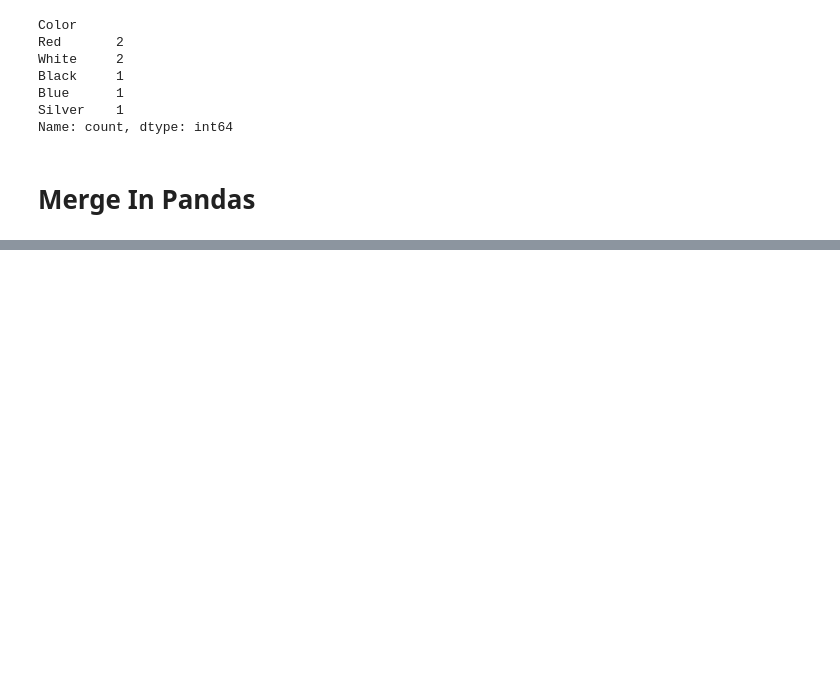
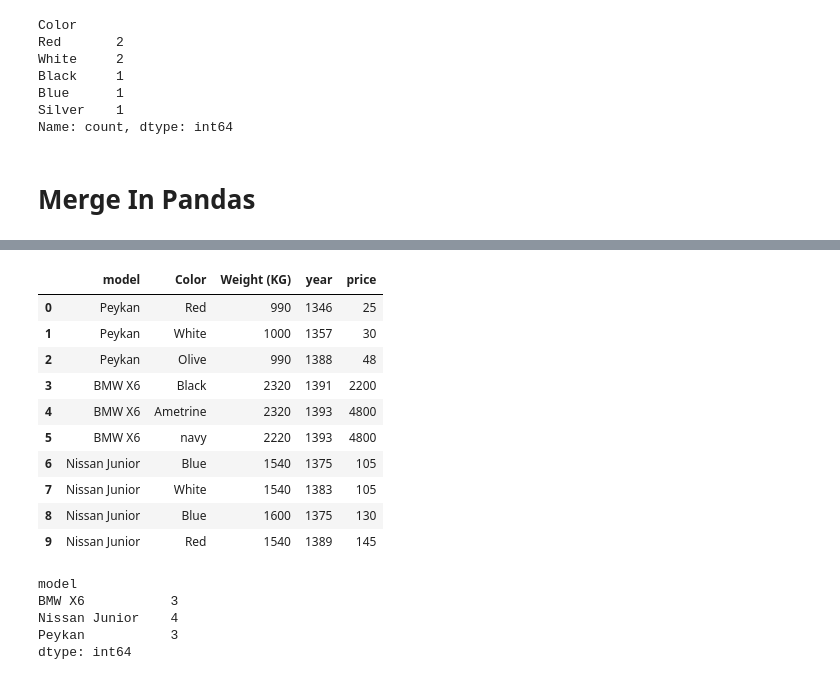
Before and after one commit to HosseinTahami/Learning, a Jupyter notebook: Pandas/pandas.ipynb, the cells around one changed output, grey strips where cells are left out. Cells and saved outputs as stored; diff of their text form; code cells hidden in the pictures; blank space fills up the shorter version.

````diff
--- a/Pandas/pandas.ipynb
+++ b/Pandas/pandas.ipynb
@@ -286,3 +286,35 @@ pd.merge(
 staff1_df.combine_first(staff2_df)
 ```
 <img src="https://quera.org/qbox/view/gsYC5w83a9/overlap.gif">
+# %%
+cars_dictionary = {
+    "model" :["Peykan", "Peykan", "Peykan", "BMW X6", "BMW X6", "BMW X6", "Nissan Junior", "Nissan Junior", "Nissan Junior", "Nissan Junior"],
+    "Color" :["Red", "White", "Olive",  "Black", "Ametrine", "navy", "Blue", "White", "Blue", "Red"],
+    "Weight (KG)" :[990, 1000, 990, 2320, 2320, 2220, 1540, 1540, 1600, 1540],
+    "year" :[1346, 1357, 1388, 1391, 1393, 1393, 1375, 1383, 1375, 1389],
+    "price" :[25, 30, 48, 2200, 4800, 4800, 105, 105, 130, 145]
+}
+
+cars_df = pd.DataFrame(cars_dictionary)
+cars_df
+# %% [output]
+|  | model | Color | Weight (KG) | year | price |
+| 0 | Peykan | Red | 990 | 1346 | 25 |
+| 1 | Peykan | White | 1000 | 1357 | 30 |
+| 2 | Peykan | Olive | 990 | 1388 | 48 |
+| 3 | BMW X6 | Black | 2320 | 1391 | 2200 |
+| 4 | BMW X6 | Ametrine | 2320 | 1393 | 4800 |
+| 5 | BMW X6 | navy | 2220 | 1393 | 4800 |
+| 6 | Nissan Junior | Blue | 1540 | 1375 | 105 |
+| 7 | Nissan Junior | White | 1540 | 1383 | 105 |
+| 8 | Nissan Junior | Blue | 1600 | 1375 | 130 |
+| 9 | Nissan Junior | Red | 1540 | 1389 | 145 |
+# %%
+model_groups = cars_df.groupby('model')
+model_groups.size()
+# %% [output]
+model
+BMW X6           3
+Nissan Junior    4
+Peykan           3
+dtype: int64
````
Also changed, not shown: parts of 4 cells of this notebook, 18 other files.
